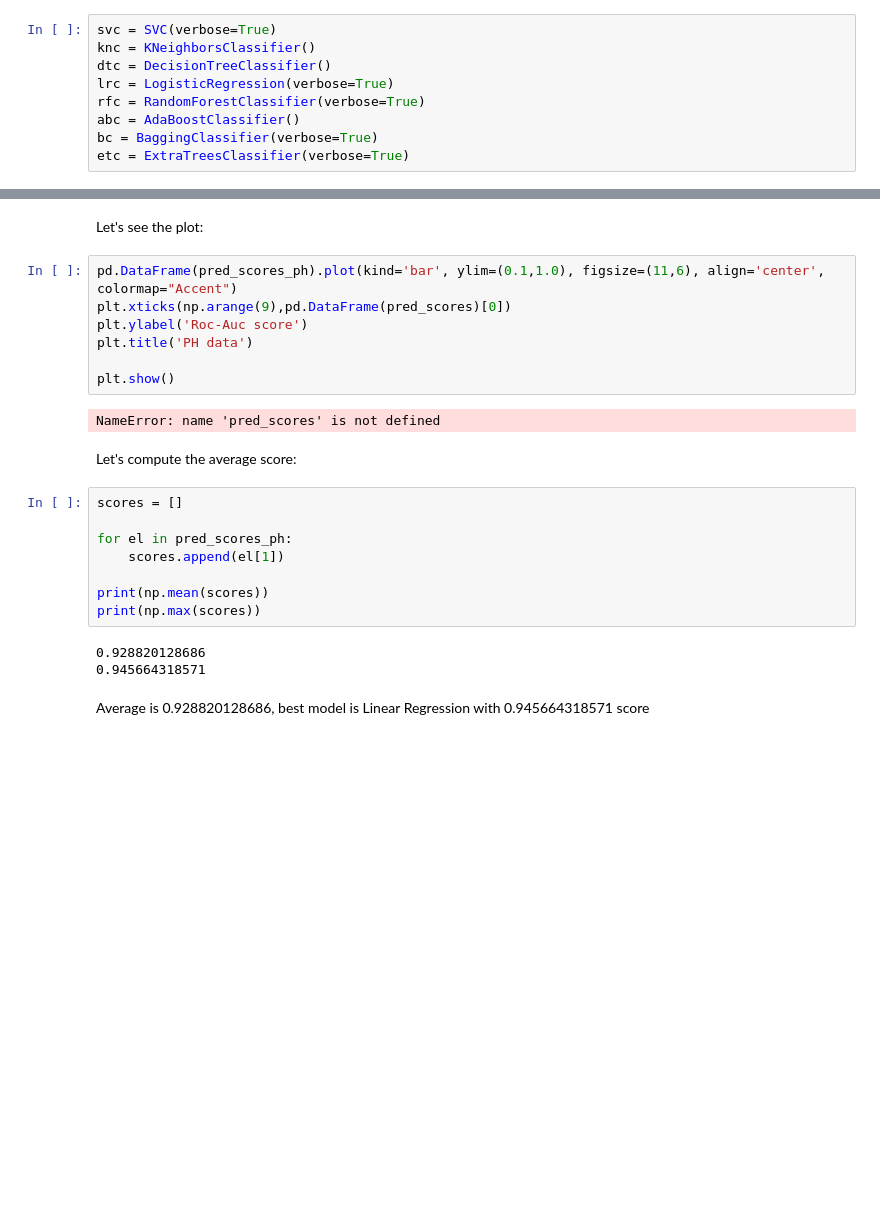
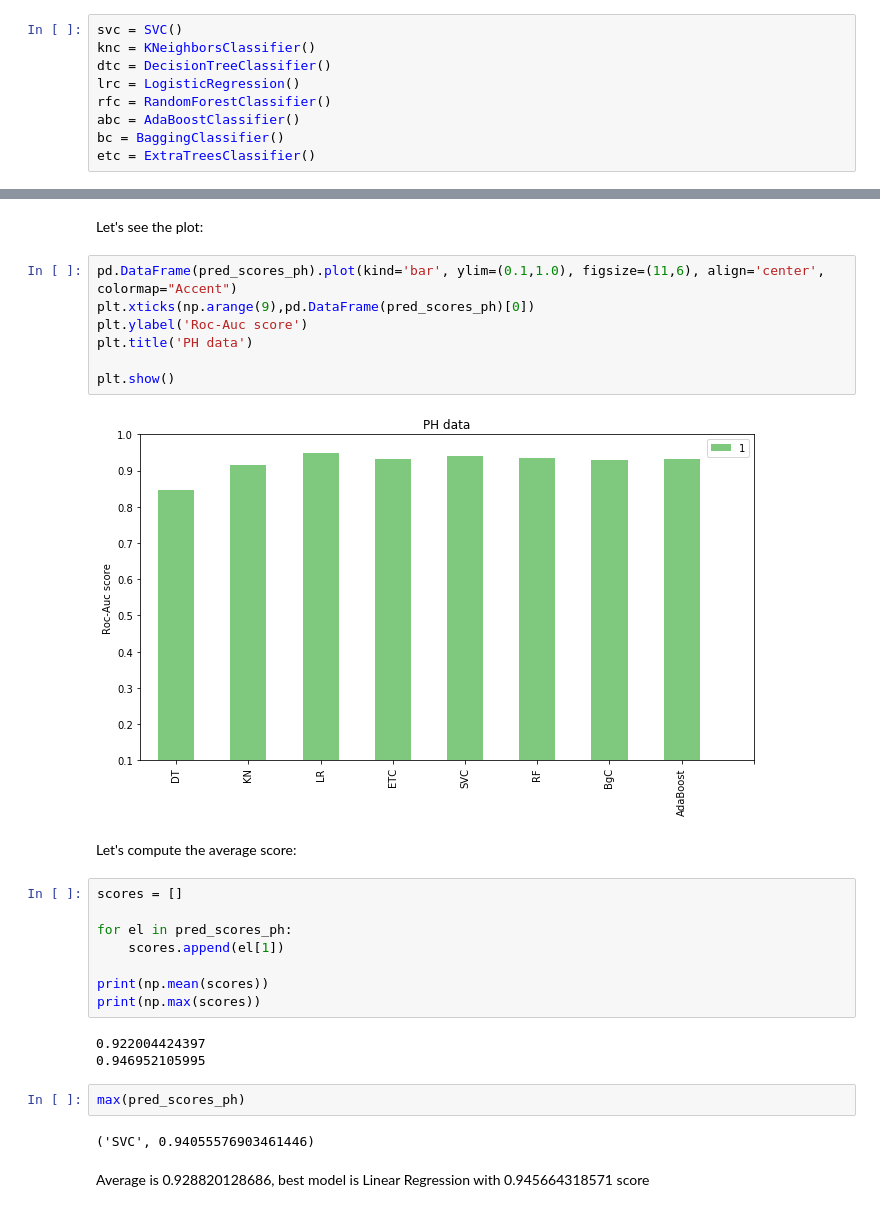
Before and after one commit to alexeykosh/2018-persistent-homology-NLP, a Jupyter notebook: model_test.ipynb, the cells around one changed output, grey strips where cells are left out. Drawn from its saved outputs; the diff is of its cells as text; blank space fills up the shorter version.

```diff
--- a/model_test.ipynb
+++ b/model_test.ipynb
@@ -145,14 +145,14 @@ from sklearn.model_selection import cross_val_score
 # %% [markdown]
 And implement them with basic parametres:
 # %%
-svc = SVC(verbose=True)
+svc = SVC()
 knc = KNeighborsClassifier()
 dtc = DecisionTreeClassifier()
-lrc = LogisticRegression(verbose=True)
-rfc = RandomForestClassifier(verbose=True)
+lrc = LogisticRegression()
+rfc = RandomForestClassifier()
 abc = AdaBoostClassifier()
-bc = BaggingClassifier(verbose=True)
-etc = ExtraTreesClassifier(verbose=True)
+bc = BaggingClassifier()
+etc = ExtraTreesClassifier()
 # %%
 clfs = {'SVC' : svc,'KN' : knc, 'DT': dtc, 'LR': lrc, 'RF': rfc, 'AdaBoost': abc, 'BgC': bc, 'ETC': etc}
 # %% [markdown]
@@ -239,13 +239,13 @@ for k,v in clfs.items():
 Let's see the plot:
 # %%
 pd.DataFrame(pred_scores_ph).plot(kind='bar', ylim=(0.1,1.0), figsize=(11,6), align='center', colormap="Accent")
-plt.xticks(np.arange(9),pd.DataFrame(pred_scores)[0])
+plt.xticks(np.arange(9),pd.DataFrame(pred_scores_ph)[0])
 plt.ylabel('Roc-Auc score')
 plt.title('PH data')
 
 plt.show()
 # %% [output]
-NameError: name 'pred_scores' is not defined
+[figure, added]
 # %% [markdown]
 Let's compute the average score:
 # %%
@@ -257,8 +257,12 @@ for el in pred_scores_ph:
 print(np.mean(scores))
 print(np.max(scores))
 # %% [output]
-0.928820128686
-0.945664318571
+0.922004424397
+0.946952105995
+# %%
+max(pred_scores_ph)
+# %% [output]
+('SVC', 0.94055576903461446)
 # %% [markdown]
 Average is 0.928820128686, best model is Linear Regression with 0.945664318571 score
 # %% [markdown]
```
Also changed, not shown: parts of 23 cells of this notebook.
